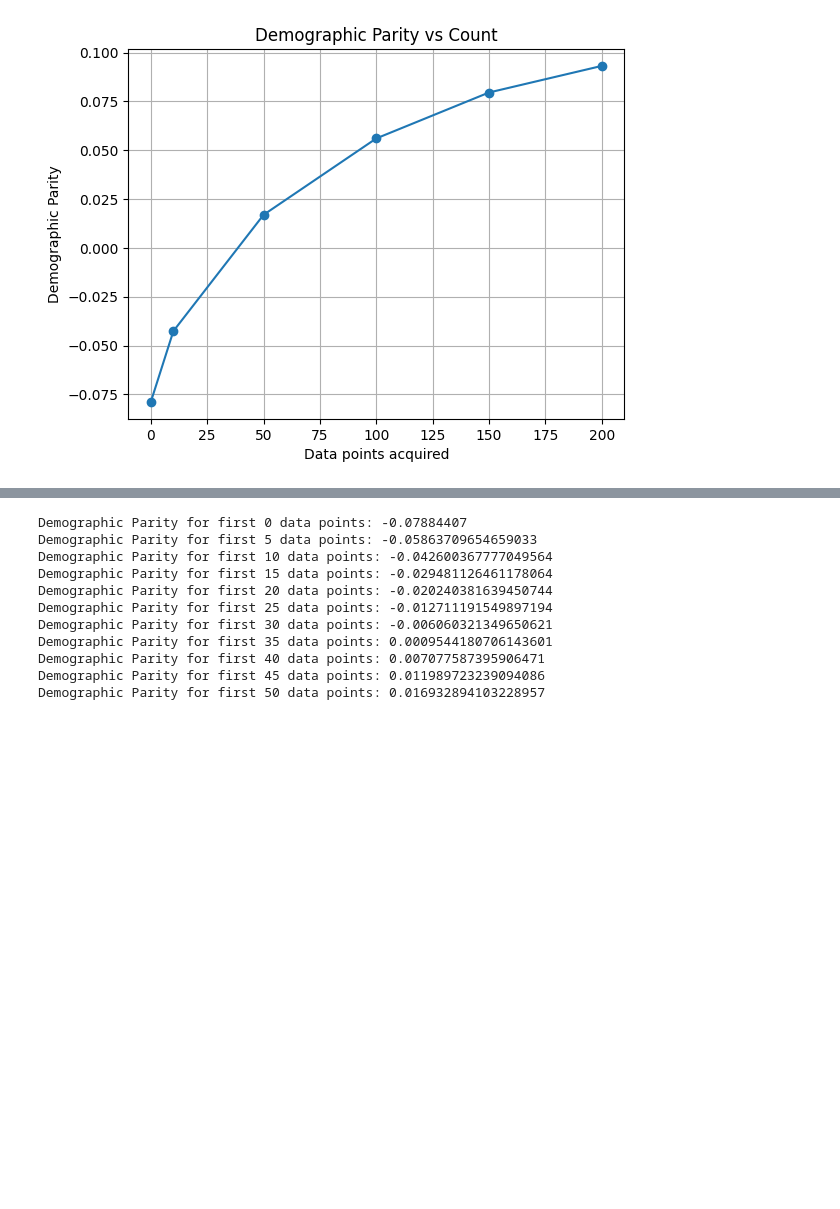
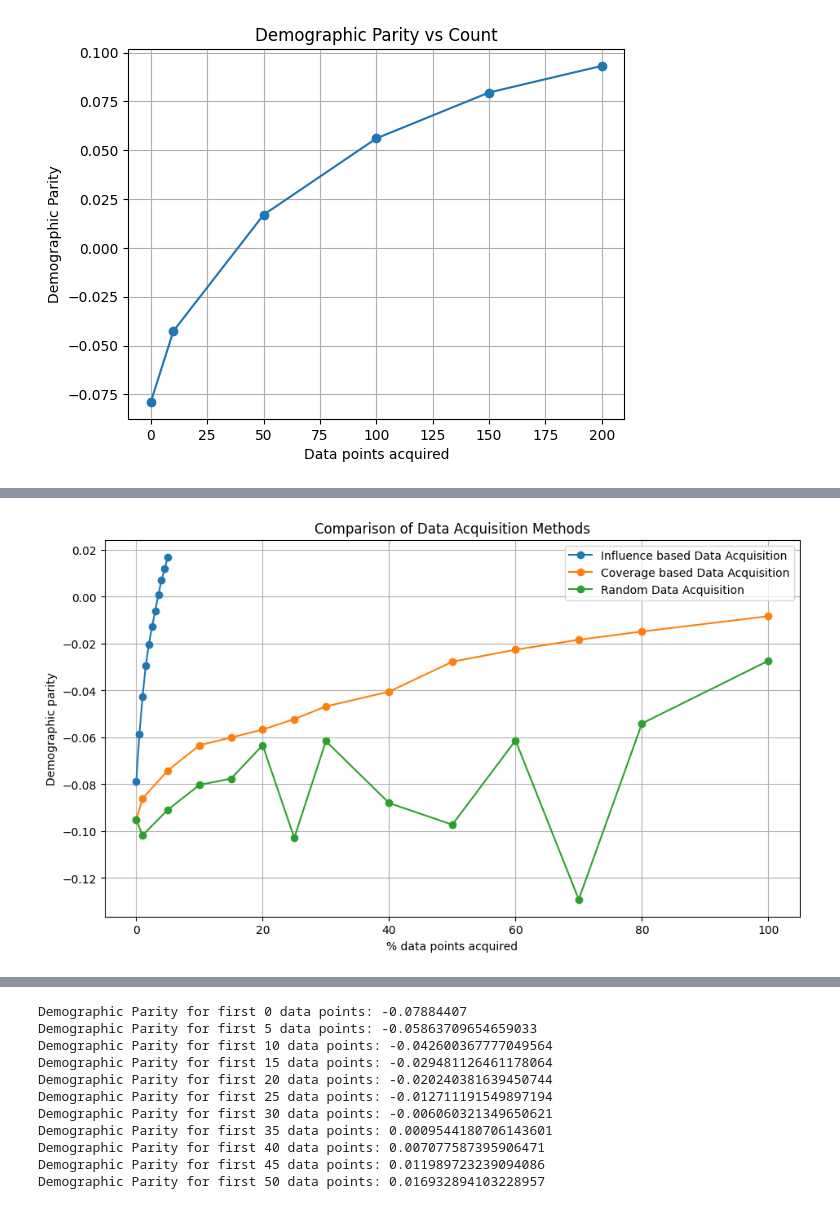
Before and after one commit to ekta0596/DataAcquisition-valuation, a Jupyter notebook: FirstOrderInfluenceWOTrain.ipynb, the cells around one changed output, grey strips where cells are left out. Cells and saved outputs as stored; diff of their text form; code cells hidden in the pictures; blank space fills up the shorter version.

```diff
--- a/FirstOrderInfluenceWOTrain.ipynb
+++ b/FirstOrderInfluenceWOTrain.ipynb
@@ -271,0 +277,29 @@ plta.show()
+# %%
+
+# Data for Influence based Data Acquisition
+counts1 = list(dp.keys())
+counts_modified1 = [count / 10 for count in counts1]
+dp_values1 = list(dp.values())
+
+# Data for Coverage based Data Acquisition
+counts2 = [0, 1, 5, 10, 15, 20, 25, 30, 40, 50, 60, 70, 80, 100]
+dp_values2 = [-0.0952, -0.08604, -0.07412, -0.06336, -0.06006, -0.05666, -0.0522, -0.04678, -0.0405, -0.02772, -0.0226, -0.01836, -0.01484, -0.00832]
+
+# Data for Random Data Acquisition
+counts3 = [0, 1, 5, 10, 15, 20, 25, 30, 40, 50, 60, 70, 80, 100]
+dp_values3 = [-0.0952, -0.10174, -0.09084, -0.08026, -0.07758, -0.06334, -0.10284, -0.06158, -0.088, -0.09722, -0.0613, -0.12912, -0.05404, -0.02732]
+plt.figure(figsize=(11, 6))
+
+# Plotting the dp values against the counts
+plt.plot(counts_modified1, dp_values1, marker='o', label='Influence based Data Acquisition')
+plt.plot(counts2, dp_values2, marker='o', label='Coverage based Data Acquisition')
+plt.plot(counts3, dp_values3, marker='o', label='Random Data Acquisition')
+
+plt.title('Comparison of Data Acquisition Methods')
+plt.xlabel('% data points acquired')
+plt.ylabel('Demographic parity')
+plt.grid(True)
+plt.legend()  # Show legend with labels
+plt.show()
+# %% [output]
+[figure, added]
```
Also changed, not shown: parts of 12 cells of this notebook, 5 other files.
